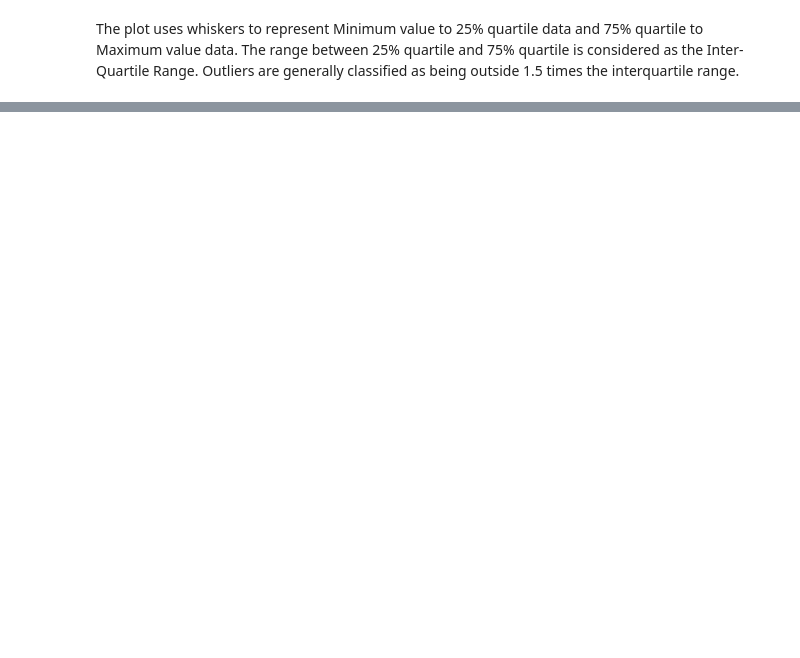
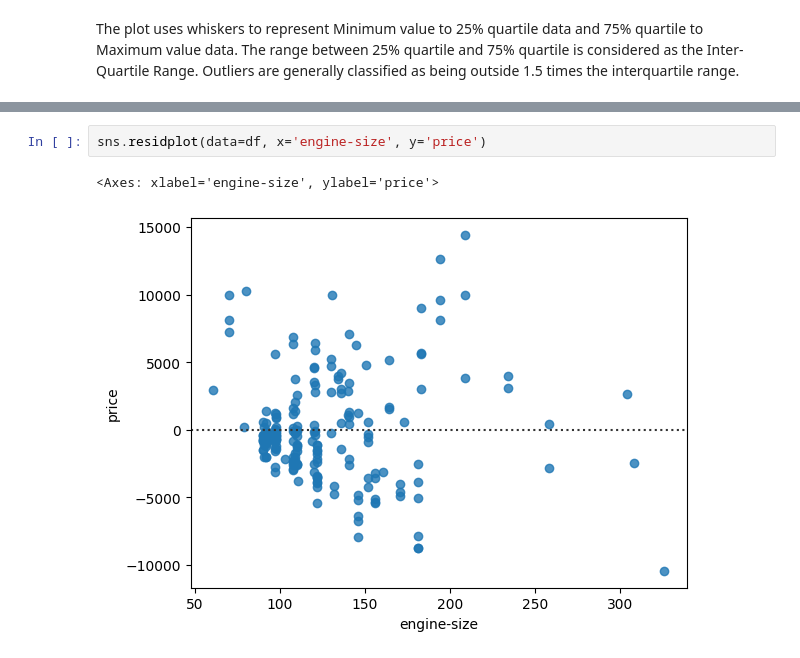
Before and after one commit to abadongutierrez/jabaddon-python-learning, a Jupyter notebook: data_analysis/exploratory_data_analysis/plots.ipynb, the cells around one changed output, grey strips where cells are left out. Drawn from its saved outputs; the diff is of its cells as text; blank space fills up the shorter version.

```diff
--- a/data_analysis/exploratory_data_analysis/plots.ipynb
+++ b/data_analysis/exploratory_data_analysis/plots.ipynb
@@ -109,0 +116,5 @@ The plot uses whiskers to represent Minimum value to 25% quartile data and 75% q
+# %%
+sns.residplot(data=df, x='engine-size', y='price')
+# %% [output]
+<Axes: xlabel='engine-size', ylabel='price'>
+[figure, added]
```
Also changed, not shown: parts of 7 cells of this notebook, 9 other files.
